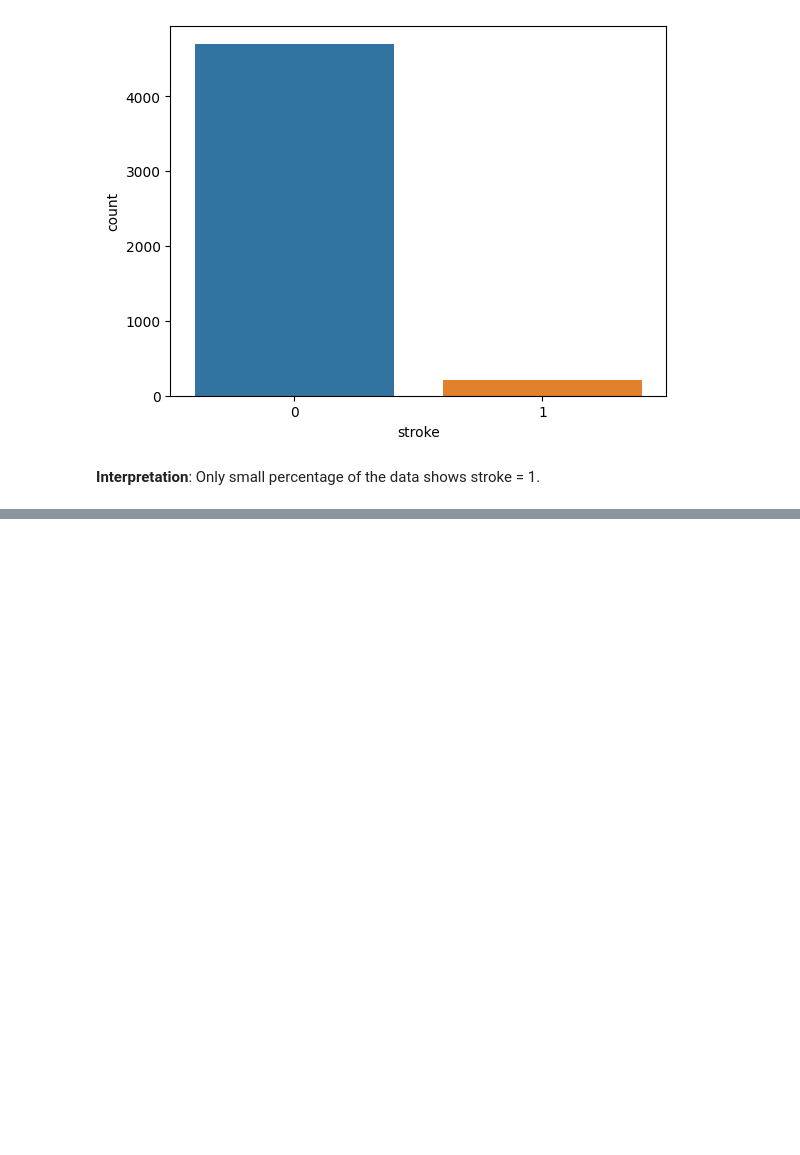
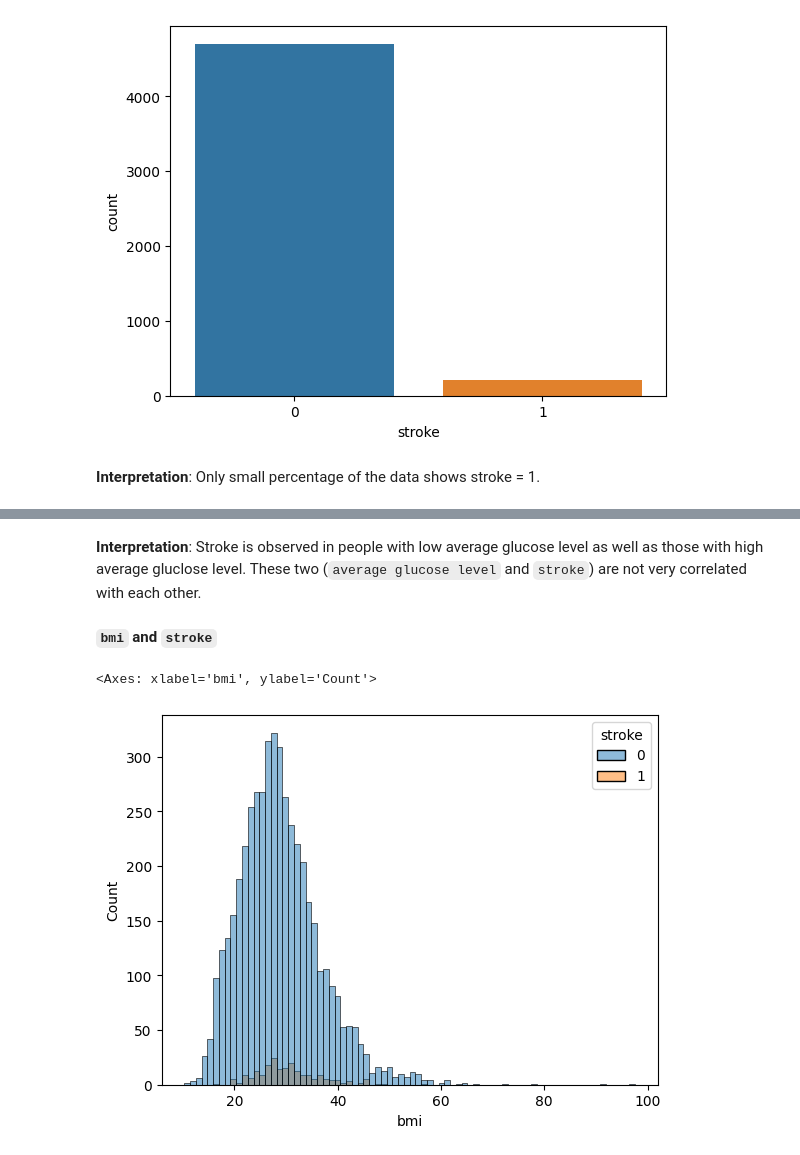
Before and after one commit to ericakitano/Project-2-Stroke-Prediction-, a Jupyter notebook: Stroke_Prediction.ipynb, the cells around one changed output, grey strips where cells are left out. Cells and saved outputs as stored; diff of their text form; code cells hidden in the pictures; blank space fills up the shorter version.

```diff
--- a/Stroke_Prediction.ipynb
+++ b/Stroke_Prediction.ipynb
@@ -466,0 +524,9 @@ sns.countplot(data=df1,x='stroke');
+# %% [markdown]
+**Interpretation**: Stroke is observed in people with low average glucose level as well as those with high average gluclose level. These two (`average glucose level` and `stroke`) are not very correlated with each other.
+# %% [markdown]
+**`bmi` and `stroke`**
+# %%
+sns.histplot(data=df1, x='bmi', edgecolor = 'black', hue='stroke')
+# %% [output]
+<Axes: xlabel='bmi', ylabel='Count'>
+[figure, added]
```
Also changed, not shown: parts of 59 cells of this notebook.
